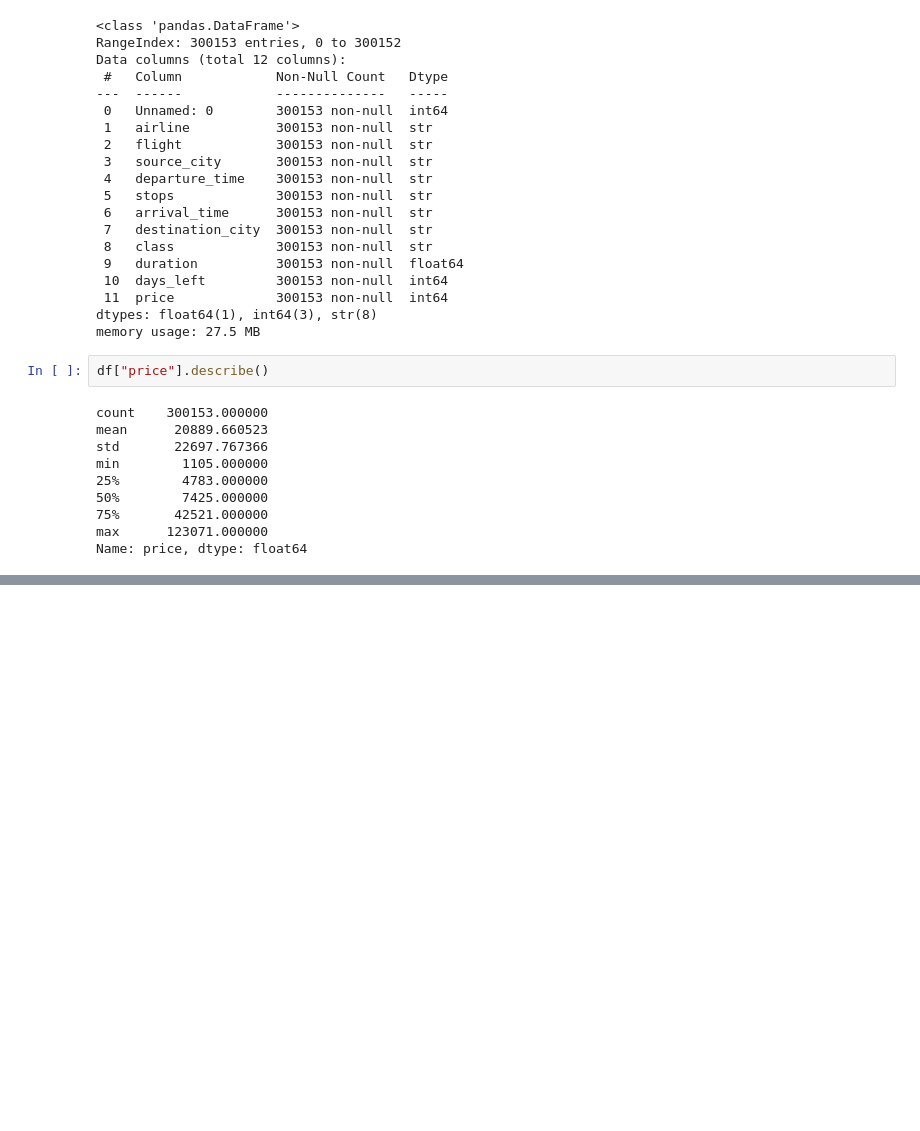
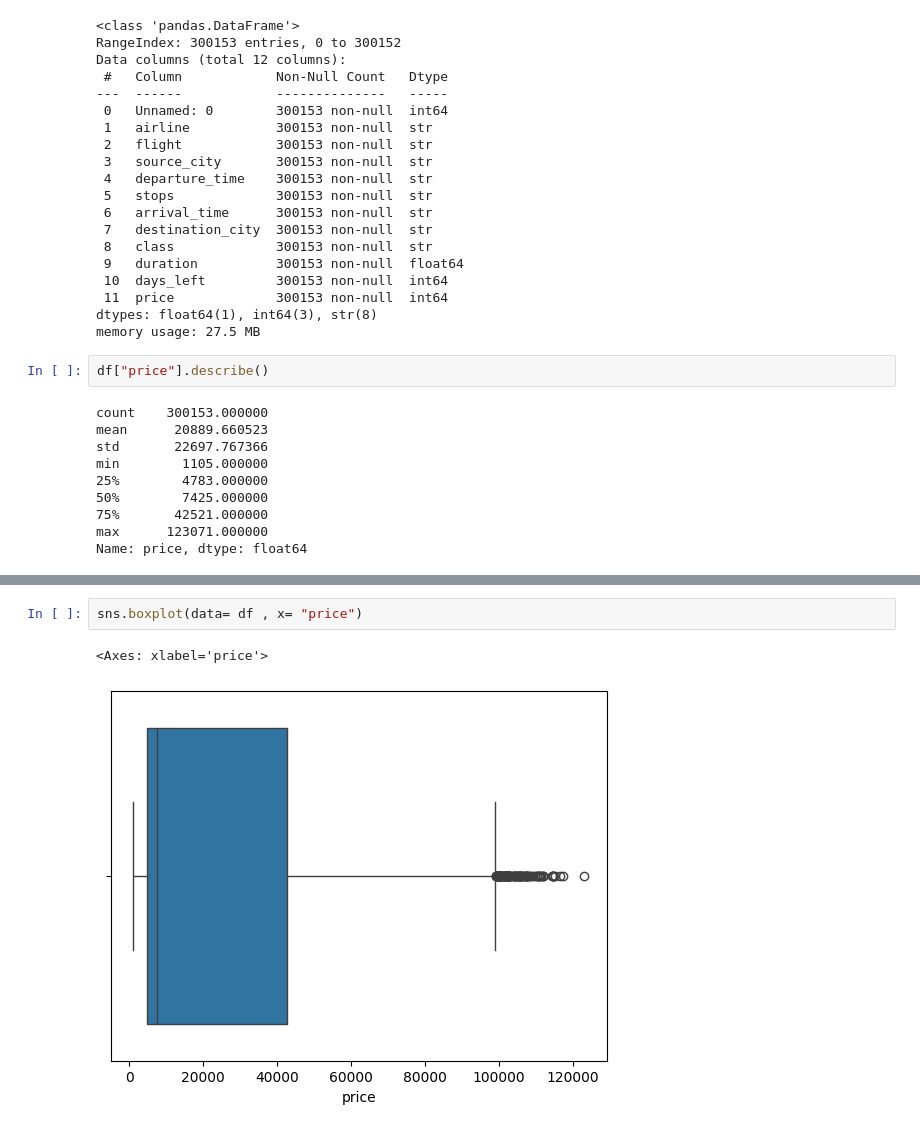
Before and after one commit to Data-Analysis-Hub/Machine-Learning-Flight-ticket-prices-prediction, a Jupyter notebook: tasks.ipynb, the cells around one changed output, grey strips where cells are left out. Cells and saved outputs as stored; diff of their text form; blank space fills up the shorter version.

```diff
--- a/tasks.ipynb
+++ b/tasks.ipynb
@@ -79,0 +86,5 @@ Name: price, dtype: float64
+# %%
+sns.boxplot(data= df , x= "price")
+# %% [output]
+<Axes: xlabel='price'>
+[figure, added]
```
Also changed, not shown: parts of 5 cells of this notebook.
